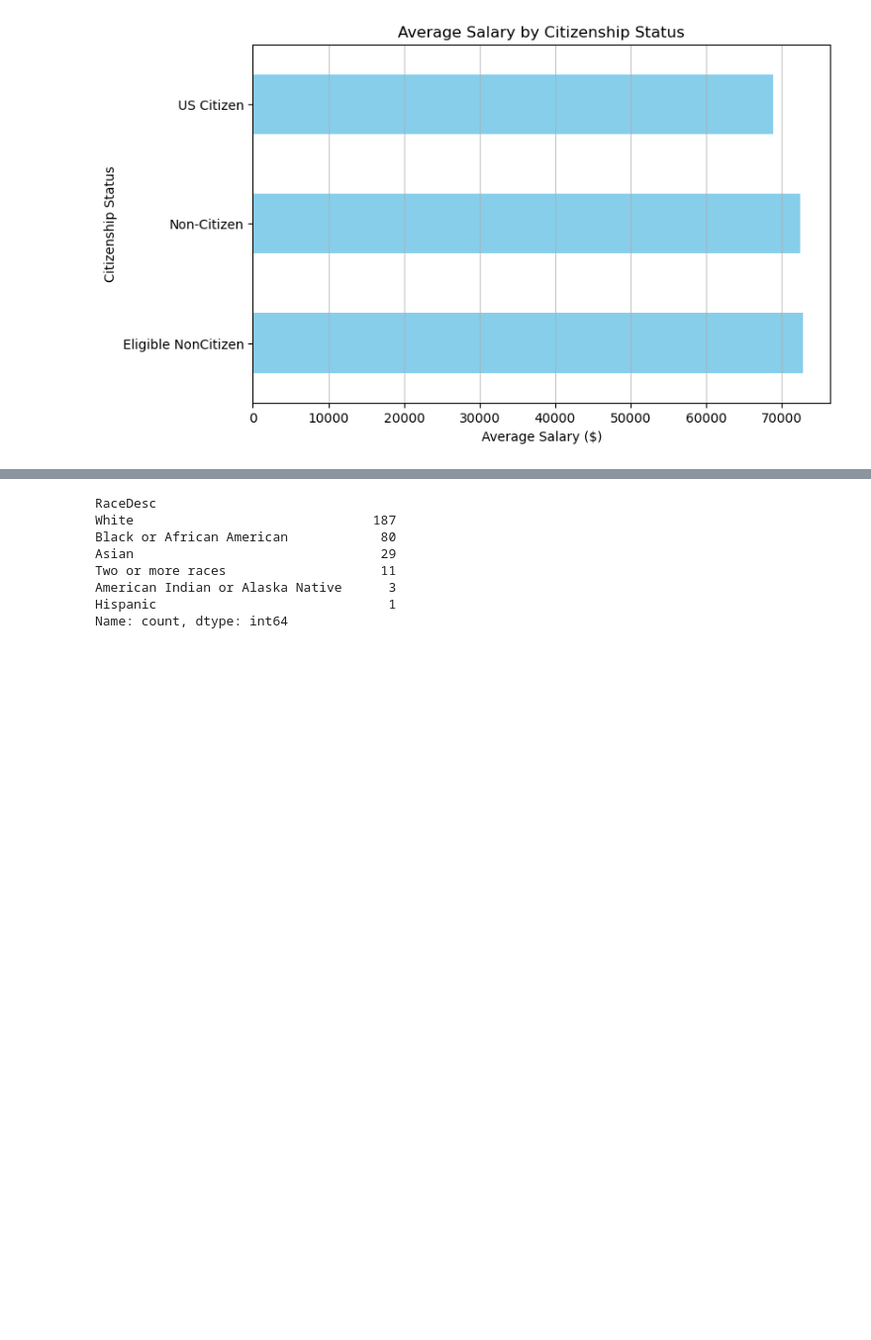
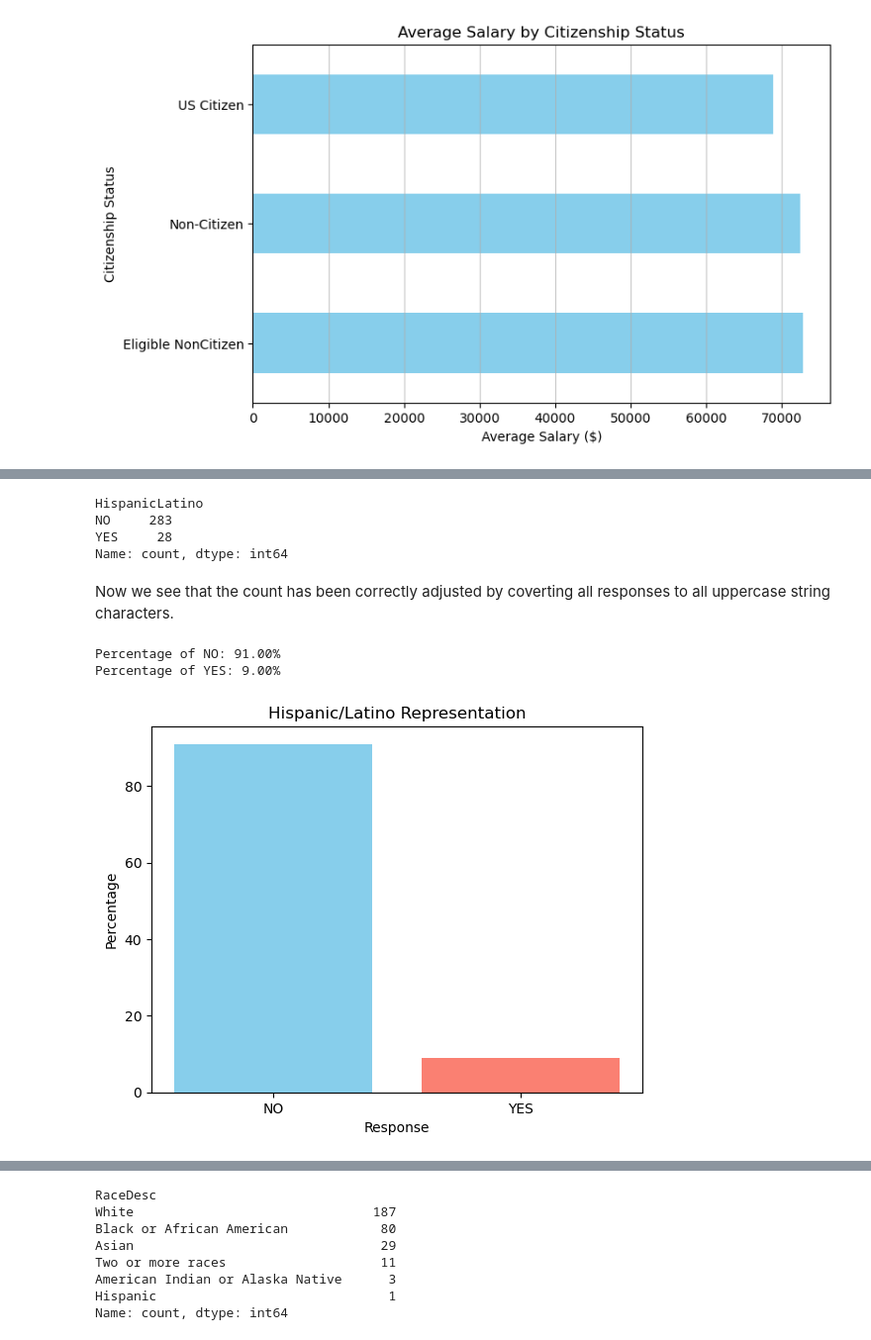
Before and after one commit to Kanitoure5301/tkh_career_analysis, a Jupyter notebook: notebooks/diversity_kahdijah.ipynb, the cells around one changed output, grey strips where cells are left out. Shown: that part at 99% size. Drawn from its saved outputs; the diff is of its cells as text; code cells hidden in the pictures; blank space fills up the shorter version.

```diff
--- a/notebooks/diversity_kahdijah.ipynb
+++ b/notebooks/diversity_kahdijah.ipynb
@@ -116,0 +144,33 @@ When we examine the bar graph to look at the salary comparison between the 3 gro
+# %%
+demographic_data["HispanicLatino"] = demographic_data["HispanicLatino"].str.upper()
+# %%
+hispanic_latino = demographic_data.value_counts("HispanicLatino")
+hispanic_latino
+# %% [output]
+HispanicLatino
+NO     283
+YES     28
+Name: count, dtype: int64
+# %% [markdown]
+Now we see that the count has been correctly adjusted by coverting all responses to all uppercase string characters.
+# %%
+#Here we get the percentage of that count.
+hispanic_counts = demographic_data["HispanicLatino"].value_counts()
+hispanic_percentages = (hispanic_counts / hispanic_counts.sum()) * 100
+
+for response, percentage in hispanic_percentages.items():
+    print(f"Percentage of {response}: {percentage:.2f}%")
+# %% [output]
+Percentage of NO: 91.00%
+Percentage of YES: 9.00%
+# %%
+#We can see this percentage visualized in the bar graph below.
+plt.bar(hispanic_percentages.index, hispanic_percentages.values, color=['skyblue', 'salmon'])
+
+plt.xlabel("Response")
+plt.ylabel("Percentage")
+plt.title("Hispanic/Latino Representation")
+
+plt.show()
+# %% [output]
+[figure, added]
```
Also changed, not shown: parts of 31 cells of this notebook, 1 other file.
